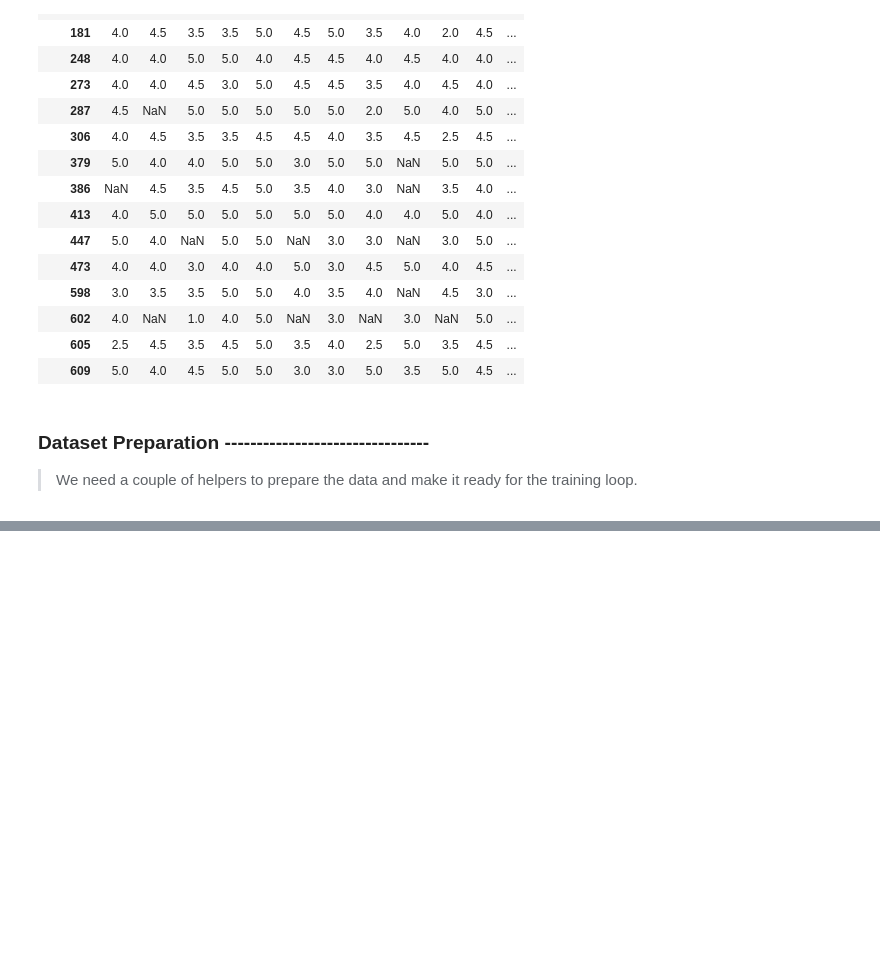
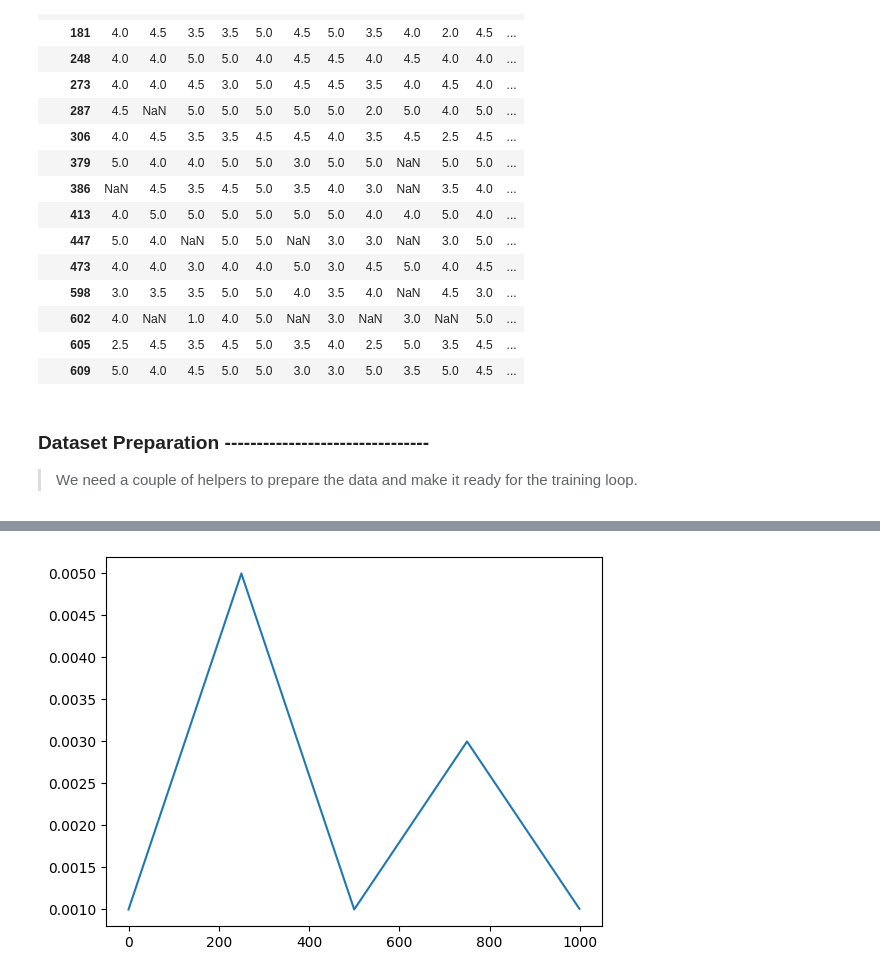
Before and after one commit to Paul-Ndirangu/Movie-Recomendation-System-FastAPI, a Jupyter notebook: backend/collaborative_filtering_with_Pytorch.ipynb, the cells around one changed output, grey strips where cells are left out. Saved outputs shown, nothing was run; the diff lists cells and outputs as text; code cells hidden in the pictures; blank space fills up the shorter version.

```diff
--- a/backend/collaborative_filtering_with_Pytorch.ipynb
+++ b/backend/collaborative_filtering_with_Pytorch.ipynb
@@ -141,0 +416,4 @@ class MovieDataset:
+# %%
+plot_lr(triangular(250, 0.005, 'triangular2'))
+# %% [output]
+[figure, added]
```
Also changed, not shown: parts of 42 cells of this notebook, 1 other file.
